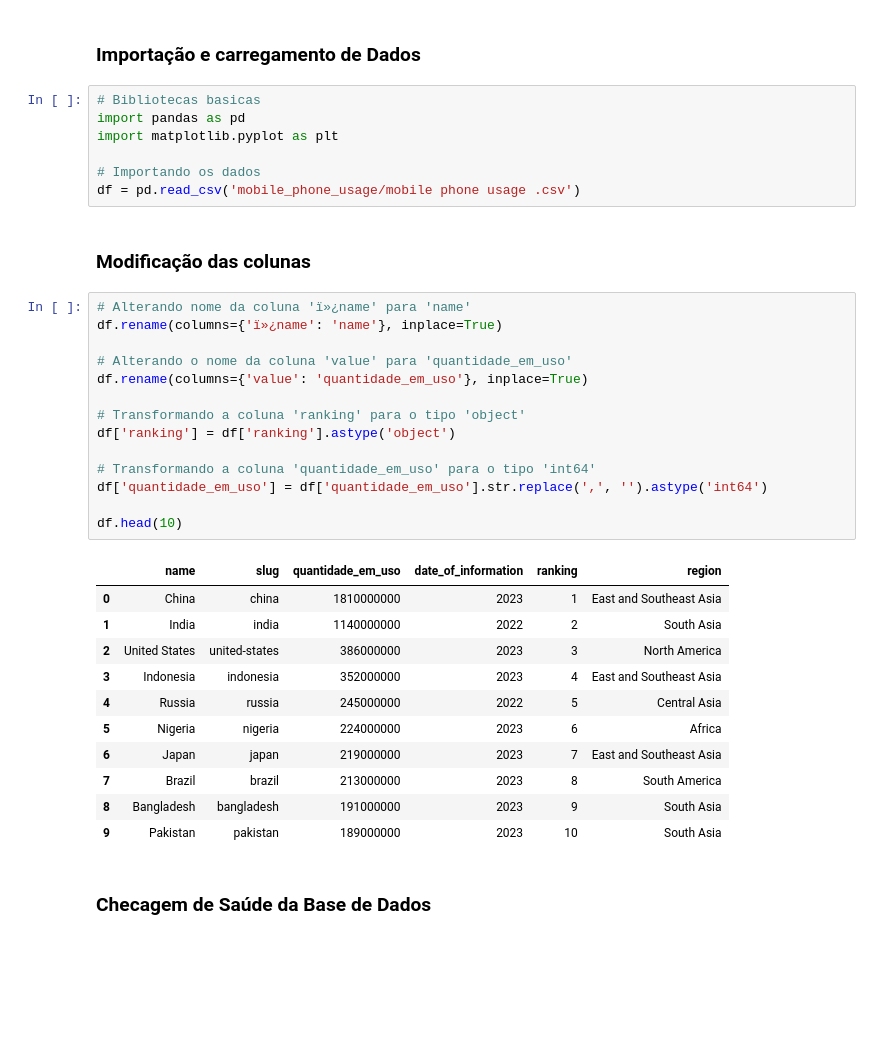
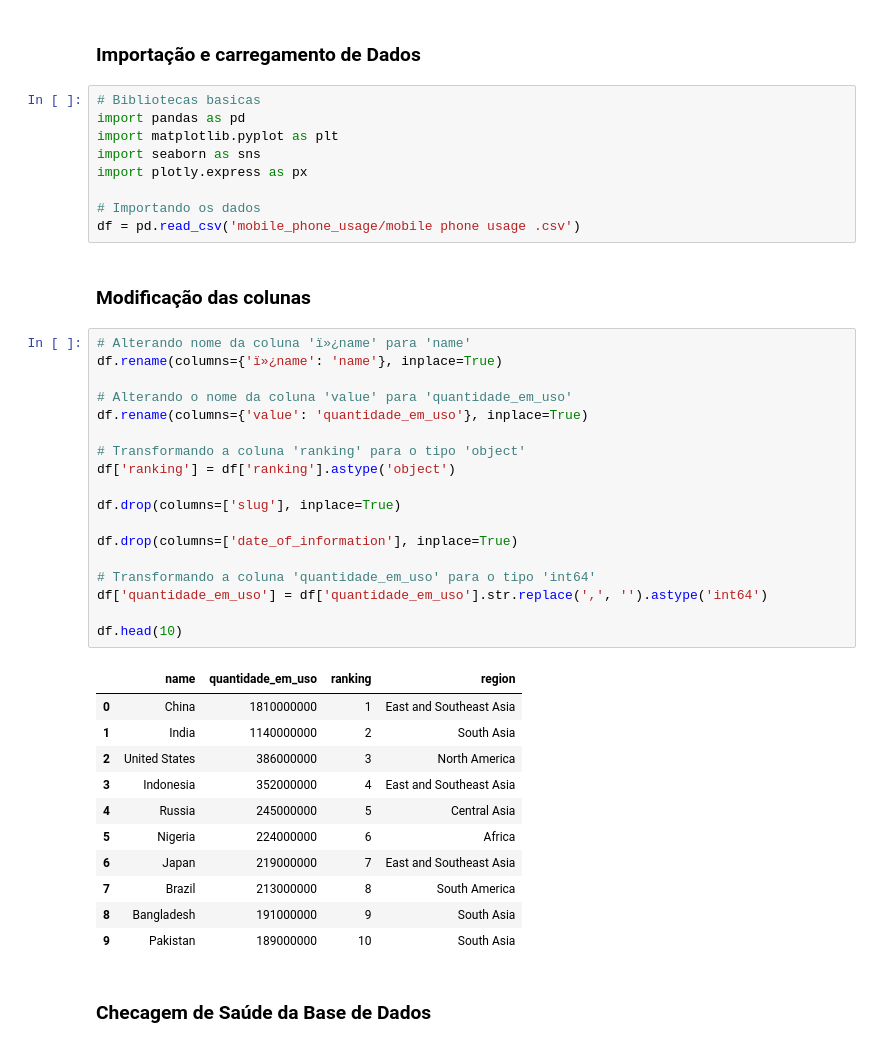
Before and after one commit to Nall99/Analise-de-uso-de-celular, a Jupyter notebook: main.ipynb, the cells around one changed output. Cells and saved outputs as stored; diff of their text form; blank space fills up the shorter version.

```diff
--- a/main.ipynb
+++ b/main.ipynb
@@ -4,6 +4,8 @@
 # Bibliotecas basicas
 import pandas as pd
 import matplotlib.pyplot as plt
+import seaborn as sns
+import plotly.express as px
 
 # Importando os dados
 df = pd.read_csv('mobile_phone_usage/mobile phone usage .csv')
@@ -12,29 +14,33 @@ df = pd.read_csv('mobile_phone_usage/mobile phone usage .csv')
 # %%
 # Alterando nome da coluna 'ï»¿name' para 'name'
 df.rename(columns={'ï»¿name': 'name'}, inplace=True)
 
 # Alterando o nome da coluna 'value' para 'quantidade_em_uso'
 df.rename(columns={'value': 'quantidade_em_uso'}, inplace=True)
 
 # Transformando a coluna 'ranking' para o tipo 'object'
 df['ranking'] = df['ranking'].astype('object')
 
+df.drop(columns=['slug'], inplace=True)
+
+df.drop(columns=['date_of_information'], inplace=True)
+
 # Transformando a coluna 'quantidade_em_uso' para o tipo 'int64'
 df['quantidade_em_uso'] = df['quantidade_em_uso'].str.replace(',', '').astype('int64')
 
 df.head(10)
 # %% [output]
-|  | name | slug | quantidade_em_uso | date_of_information | ranking | region |
-| 0 | China | china | 1810000000 | 2023 | 1 | East and Southeast Asia |
-| 1 | India | india | 1140000000 | 2022 | 2 | South Asia |
-| 2 | United States | united-states | 386000000 | 2023 | 3 | North America |
-| 3 | Indonesia | indonesia | 352000000 | 2023 | 4 | East and Southeast Asia |
-| 4 | Russia | russia | 245000000 | 2022 | 5 | Central Asia |
-| 5 | Nigeria | nigeria | 224000000 | 2023 | 6 | Africa |
-| 6 | Japan | japan | 219000000 | 2023 | 7 | East and Southeast Asia |
-| 7 | Brazil | brazil | 213000000 | 2023 | 8 | South America |
-| 8 | Bangladesh | bangladesh | 191000000 | 2023 | 9 | South Asia |
-| 9 | Pakistan | pakistan | 189000000 | 2023 | 10 | South Asia |
+|  | name | quantidade_em_uso | ranking | region |
+| 0 | China | 1810000000 | 1 | East and Southeast Asia |
+| 1 | India | 1140000000 | 2 | South Asia |
+| 2 | United States | 386000000 | 3 | North America |
+| 3 | Indonesia | 352000000 | 4 | East and Southeast Asia |
+| 4 | Russia | 245000000 | 5 | Central Asia |
+| 5 | Nigeria | 224000000 | 6 | Africa |
+| 6 | Japan | 219000000 | 7 | East and Southeast Asia |
+| 7 | Brazil | 213000000 | 8 | South America |
+| 8 | Bangladesh | 191000000 | 9 | South Asia |
+| 9 | Pakistan | 189000000 | 10 | South Asia |
 # %% [markdown]
 ### Checagem de Saúde da Base de Dados
 # %%
```
Also changed, not shown: parts of 22 cells of this notebook.
